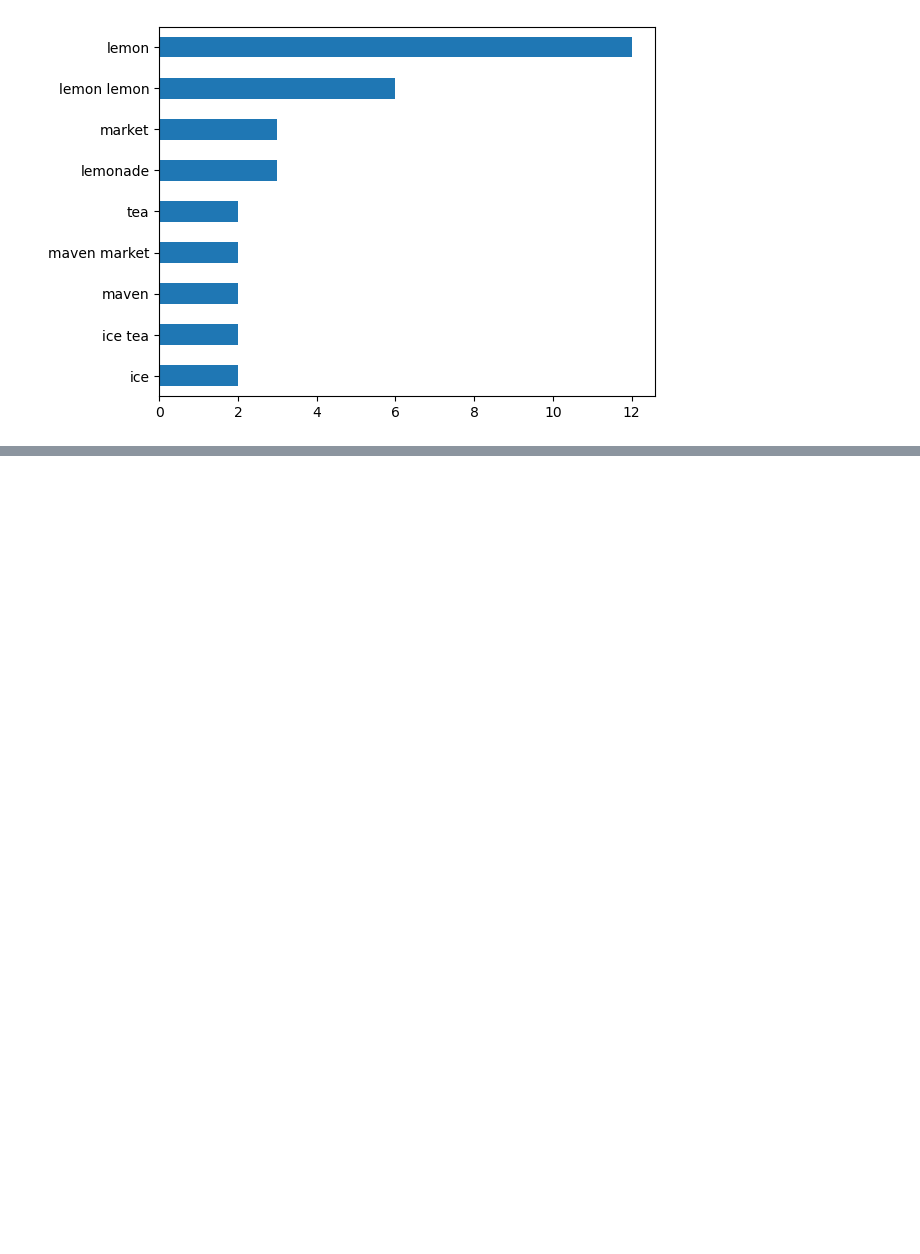
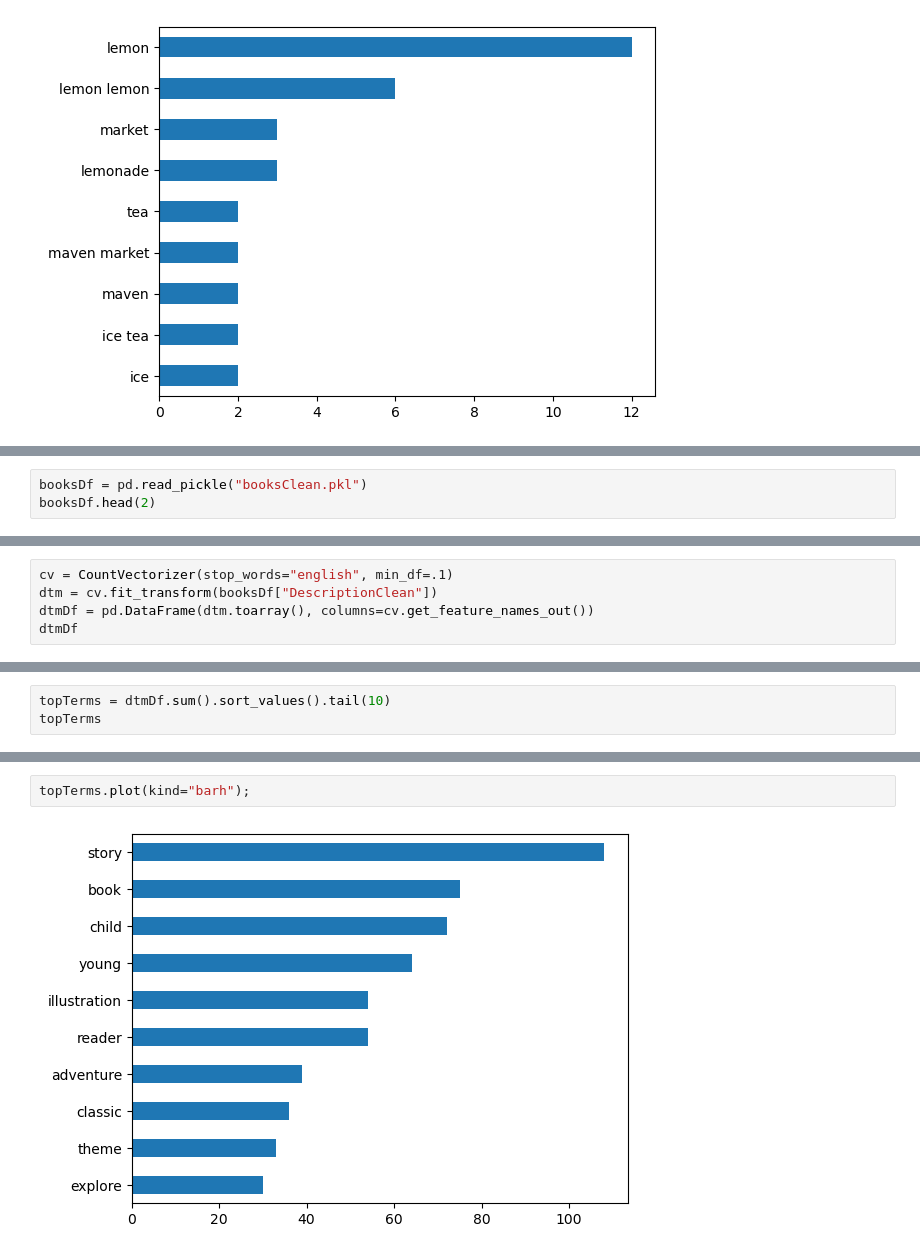
Before and after one commit to floortom/NLP, a Jupyter notebook: 1_TextPreprocessing/Vectorization.ipynb, the cells around one changed output, grey strips where cells are left out. Cells and saved outputs as stored; diff of their text form; blank space fills up the shorter version.

```diff
--- a/1_TextPreprocessing/Vectorization.ipynb
+++ b/1_TextPreprocessing/Vectorization.ipynb
@@ -59,0 +64,3 @@ termFreq.sort_values().plot(kind="barh");
+# %%
+booksDf = pd.read_pickle("booksClean.pkl")
+booksDf.head(2)
@@ -59,0 +73,5 @@ termFreq.sort_values().plot(kind="barh");
+# %%
+cv = CountVectorizer(stop_words="english", min_df=.1)
+dtm = cv.fit_transform(booksDf["DescriptionClean"])
+dtmDf = pd.DataFrame(dtm.toarray(), columns=cv.get_feature_names_out())
+dtmDf
@@ -59,0 +92,3 @@ termFreq.sort_values().plot(kind="barh");
+# %%
+topTerms = dtmDf.sum().sort_values().tail(10)
+topTerms
@@ -59,0 +122,4 @@ termFreq.sort_values().plot(kind="barh");
+# %%
+topTerms.plot(kind="barh");
+# %% [output]
+[figure, added]
```
Also changed, not shown: parts of 7 cells of this notebook.
